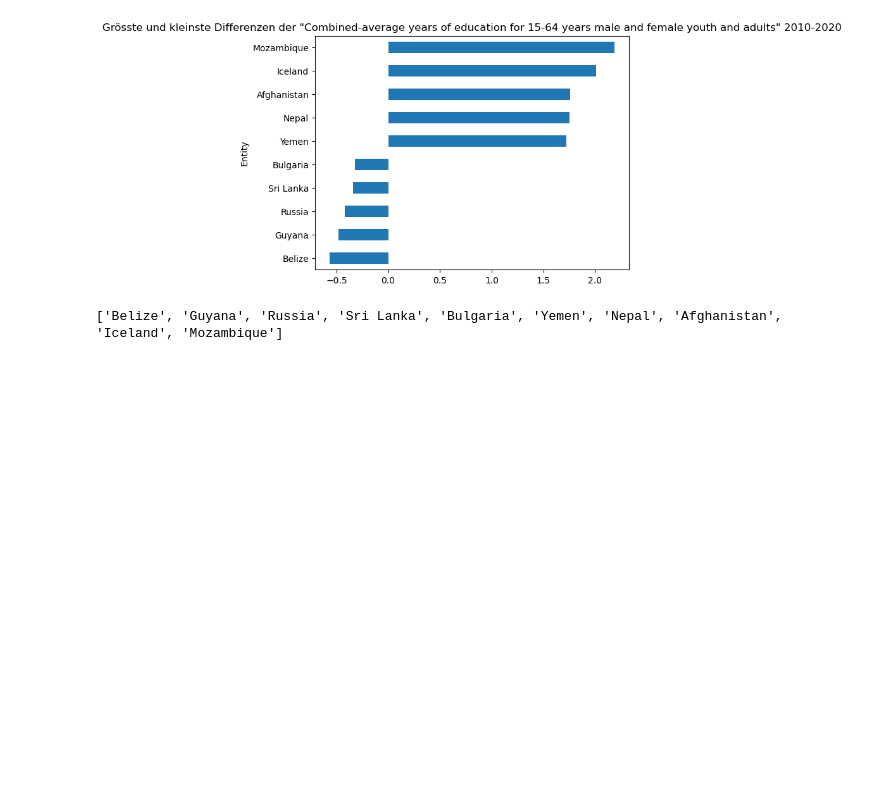
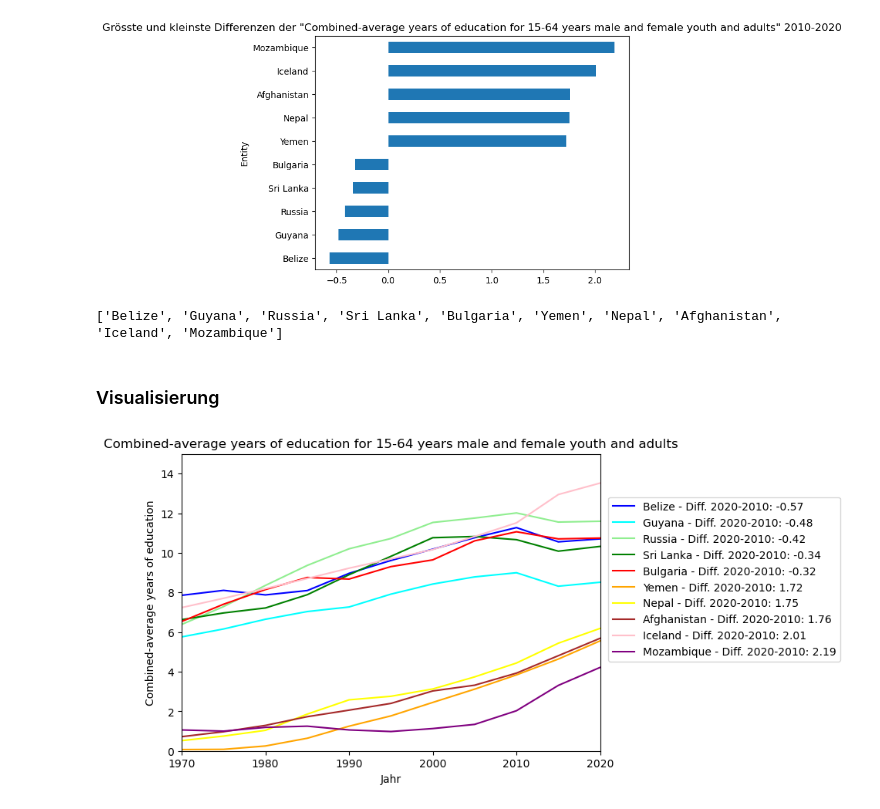
Before and after one commit to GaiaCapoferri/Python-Leistungsnachweis-GDK, a Jupyter notebook: Python Leistungsnachweis.ipynb, the cells around one changed output. Saved outputs shown, nothing was run; the diff lists cells and outputs as text; code cells hidden in the pictures; blank space fills up the shorter version.

```diff
--- a/Python Leistungsnachweis.ipynb
+++ b/Python Leistungsnachweis.ipynb
@@ -210,3 +210,29 @@ Entity_liste = diffs[diff_sel].index.tolist()  # Liste der Gebiete mit grössten
 print(Entity_liste)
 # %% [output]
 ['Belize', 'Guyana', 'Russia', 'Sri Lanka', 'Bulgaria', 'Yemen', 'Nepal', 'Afghanistan', 'Iceland', 'Mozambique']
+# %% [markdown]
+### Visualisierung
+# %%
+color_dict = {
+    'Belize': 'blue',
+    'Guyana': 'cyan',
+    'Russia': 'lightgreen',
+    'Sri Lanka': 'green',
+    'Bulgaria': 'red',
+    'Yemen': 'orange',
+    'Nepal': 'yellow',
+    'Afghanistan': 'brown',
+    'Iceland': 'pink',
+    'Mozambique': 'purple'
+}
+
+for Entity in Entity_liste:
+    diff = diffs[Entity]
+    g = df_pivot.loc[Entity].plot(title='Combined-average years of education for 15-64 years male and female youth and adults', xlabel='Jahr', ylabel=f'Combined-average years of education', legend=True,
+                                  label=f'{Entity} - Diff. 2020-2010: {diff:.2f}',
+                                  xlim=[1970,2020], ylim=[0,15],
+                                  color=color_dict[Entity],
+                                  figsize=(7,5))
+    g.legend(loc=[1.02,0.3])
+# %% [output]
+[figure, added]
```
Also changed, not shown: parts of 3 cells of this notebook.
